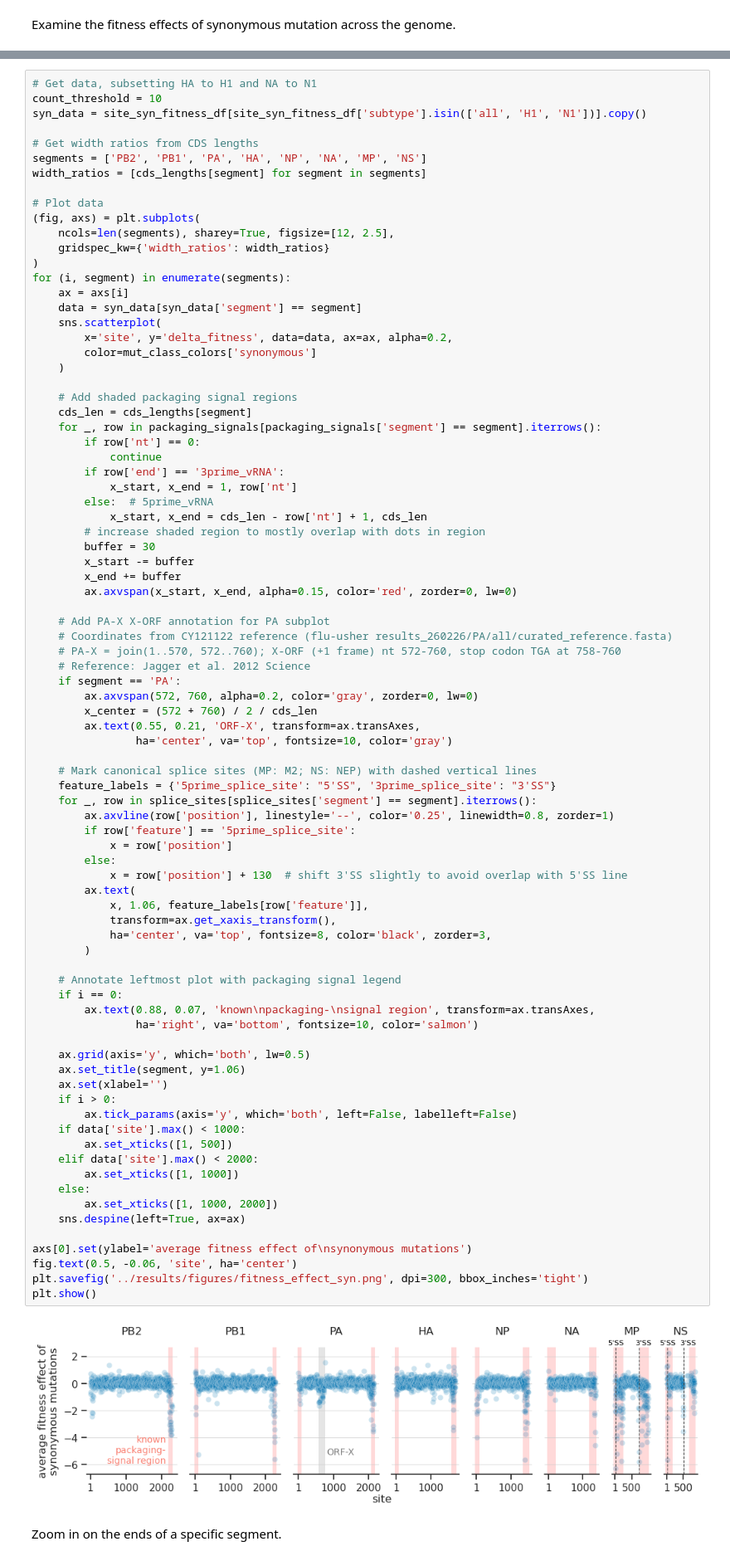
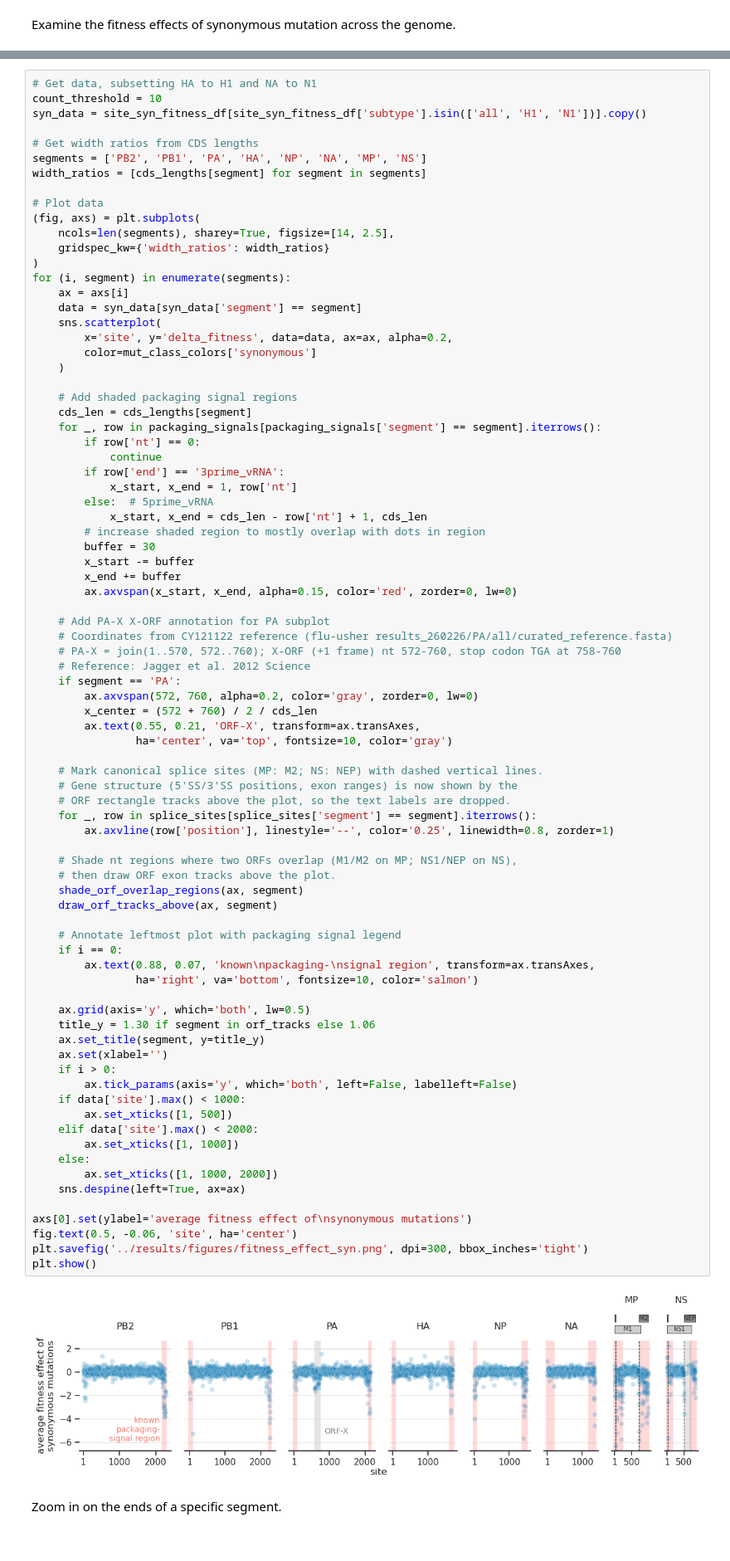
Before and after one commit to matsengrp/flu-mut-rates, a Jupyter notebook: notebooks/analyze_fitness_effects.ipynb, the cells around one changed output, grey strips where cells are left out. Shown at 83% size. Drawn from its saved outputs; the diff is of its cells as text.

```diff
--- a/notebooks/analyze_fitness_effects.ipynb
+++ b/notebooks/analyze_fitness_effects.ipynb
@@ -174,7 +235,7 @@ width_ratios = [cds_lengths[segment] for segment in segments]
 
 # Plot data
 (fig, axs) = plt.subplots(
-    ncols=len(segments), sharey=True, figsize=[12, 2.5],
+    ncols=len(segments), sharey=True, figsize=[14, 2.5],
     gridspec_kw={'width_ratios': width_ratios}
 )
 for (i, segment) in enumerate(segments):
@@ -208,46 +269,44 @@ for (i, segment) in enumerate(segments):
         ax.axvspan(572, 760, alpha=0.2, color='gray', zorder=0, lw=0)
         x_center = (572 + 760) / 2 / cds_len
         ax.text(0.55, 0.21, 'ORF-X', transform=ax.transAxes,
                 ha='center', va='top', fontsize=10, color='gray')
 
-    # Mark canonical splice sites (MP: M2; NS: NEP) with dashed vertical lines
-    feature_labels = {'5prime_splice_site': "5'SS", '3prime_splice_site': "3'SS"}
+    # Mark canonical splice sites (MP: M2; NS: NEP) with dashed vertical lines.
+    # Gene structure (5'SS/3'SS positions, exon ranges) is now shown by the
+    # ORF rectangle tracks above the plot, so the text labels are dropped.
     for _, row in splice_sites[splice_sites['segment'] == segment].iterrows():
         ax.axvline(row['position'], linestyle='--', color='0.25', linewidth=0.8, zorder=1)
-        if row['feature'] == '5prime_splice_site':
-            x = row['position']
-        else:
-            x = row['position'] + 130  # shift 3'SS slightly to avoid overlap with 5'SS line
-        ax.text(
-            x, 1.06, feature_labels[row['feature']],
-            transform=ax.get_xaxis_transform(),
-            ha='center', va='top', fontsize=8, color='black', zorder=3,
-        )
+
+    # Shade nt regions where two ORFs overlap (M1/M2 on MP; NS1/NEP on NS),
+    # then draw ORF exon tracks above the plot.
+    shade_orf_overlap_regions(ax, segment)
+    draw_orf_tracks_above(ax, segment)
 
     # Annotate leftmost plot with packaging signal legend
     if i == 0:
         ax.text(0.88, 0.07, 'known\npackaging-\nsignal region', transform=ax.transAxes,
                 ha='right', va='bottom', fontsize=10, color='salmon')
 
     ax.grid(axis='y', which='both', lw=0.5)
-    ax.set_title(segment, y=1.06)
+    title_y = 1.30 if segment in orf_tracks else 1.06
+    ax.set_title(segment, y=title_y)
     ax.set(xlabel='')
     if i > 0:
         ax.tick_params(axis='y', which='both', left=False, labelleft=False)
     if data['site'].max() < 1000:
         ax.set_xticks([1, 500])
     elif data['site'].max() < 2000:
         ax.set_xticks([1, 1000])
     else:
         ax.set_xticks([1, 1000, 2000])
     sns.despine(left=True, ax=ax)
 
 axs[0].set(ylabel='average fitness effect of\nsynonymous mutations')
 fig.text(0.5, -0.06, 'site', ha='center')
 plt.savefig('../results/figures/fitness_effect_syn.png', dpi=300, bbox_inches='tight')
 plt.show()
 # %% [output]
-[figure, old version]
+[figure, new version]
 # %% [markdown]
 Zoom in on the ends of a specific segment.
 # %%
```
Also changed, not shown: parts of 5 cells of this notebook, 2 other files.
